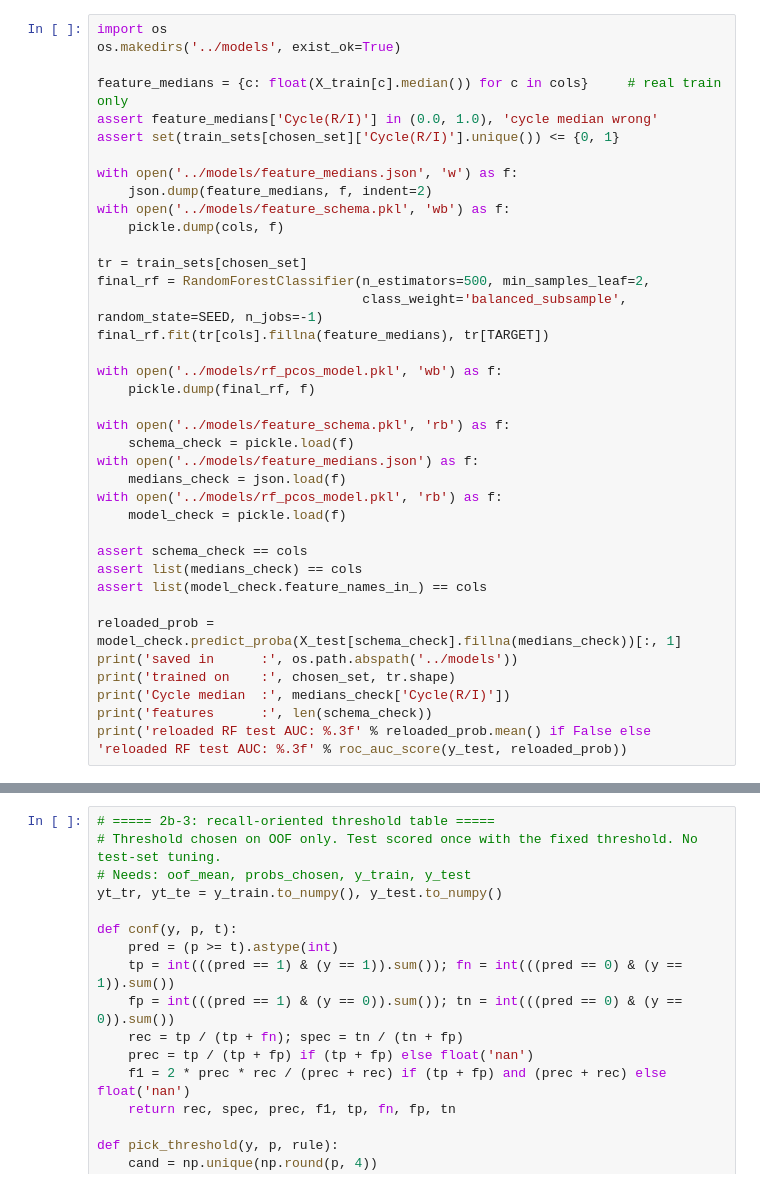
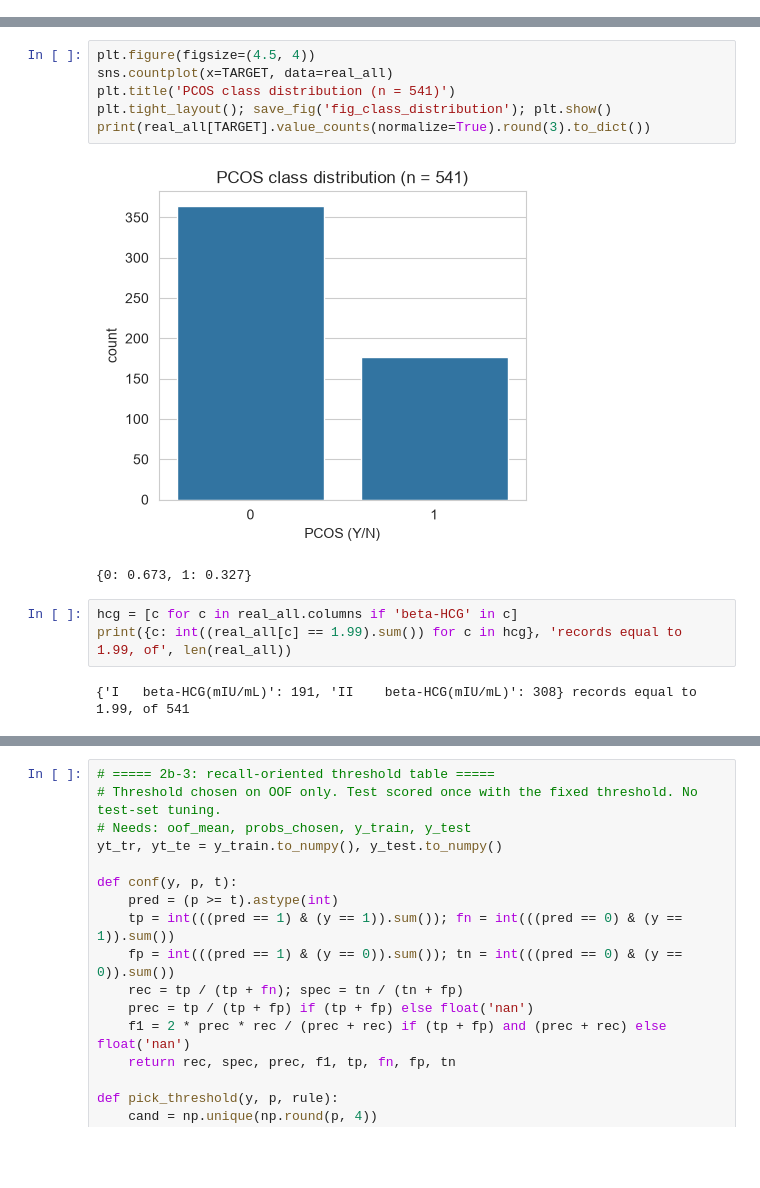
Before and after one commit to omkarrnaik/cycletwin-ai, a Jupyter notebook: data/PCOS_Analysis.ipynb, the cells around one changed output, grey strips where cells are left out. Cells and saved outputs as stored; diff of their text form; blank space fills up the shorter version.

```diff
--- a/data/PCOS_Analysis.ipynb
+++ b/data/PCOS_Analysis.ipynb
@@ -355,38 +0,0 @@ plt.xlabel('AUC drop when feature is shuffled'); plt.tight_layout(); plt.show()
-# %%
-import os
-os.makedirs('../models', exist_ok=True)
-
-feature_medians = {c: float(X_train[c].median()) for c in cols}     # real train only
-assert feature_medians['Cycle(R/I)'] in (0.0, 1.0), 'cycle median wrong'
-assert set(train_sets[chosen_set]['Cycle(R/I)'].unique()) <= {0, 1}
-
-with open('../models/feature_medians.json', 'w') as f:
-    json.dump(feature_medians, f, indent=2)
-with open('../models/feature_schema.pkl', 'wb') as f:
-    pickle.dump(cols, f)
-
-tr = train_sets[chosen_set]
-final_rf = RandomForestClassifier(n_estimators=500, min_samples_leaf=2,
-                                  class_weight='balanced_subsample', random_state=SEED, n_jobs=-1)
-final_rf.fit(tr[cols].fillna(feature_medians), tr[TARGET])
-
-with open('../models/rf_pcos_model.pkl', 'wb') as f:
-    pickle.dump(final_rf, f)
-
-with open('../models/feature_schema.pkl', 'rb') as f:
-    schema_check = pickle.load(f)
-with open('../models/feature_medians.json') as f:
-    medians_check = json.load(f)
-with open('../models/rf_pcos_model.pkl', 'rb') as f:
-    model_check = pickle.load(f)
-
-assert schema_check == cols
-assert list(medians_check) == cols
-assert list(model_check.feature_names_in_) == cols
-
-reloaded_prob = model_check.predict_proba(X_test[schema_check].fillna(medians_check))[:, 1]
-print('saved in      :', os.path.abspath('../models'))
-print('trained on    :', chosen_set, tr.shape)
-print('Cycle median  :', medians_check['Cycle(R/I)'])
-print('features      :', len(schema_check))
-print('reloaded RF test AUC: %.3f' % reloaded_prob.mean() if False else 'reloaded RF test AUC: %.3f' % roc_auc_score(y_test, reloaded_prob))
@@ -505,0 +156,14 @@ Baseline Brier (prevalence only): OOF 0.2199 | test 0.2212
+# %%
+plt.figure(figsize=(4.5, 4))
+sns.countplot(x=TARGET, data=real_all)
+plt.title('PCOS class distribution (n = 541)')
+plt.tight_layout(); save_fig('fig_class_distribution'); plt.show()
+print(real_all[TARGET].value_counts(normalize=True).round(3).to_dict())
+# %% [output]
+[figure, added]
+{0: 0.673, 1: 0.327}
+# %%
+hcg = [c for c in real_all.columns if 'beta-HCG' in c]
+print({c: int((real_all[c] == 1.99).sum()) for c in hcg}, 'records equal to 1.99, of', len(real_all))
+# %% [output]
+{'I   beta-HCG(mIU/mL)': 191, 'II    beta-HCG(mIU/mL)': 308} records equal to 1.99, of 541
```
Also changed, not shown: parts of 65 cells of this notebook, 23 other files.
